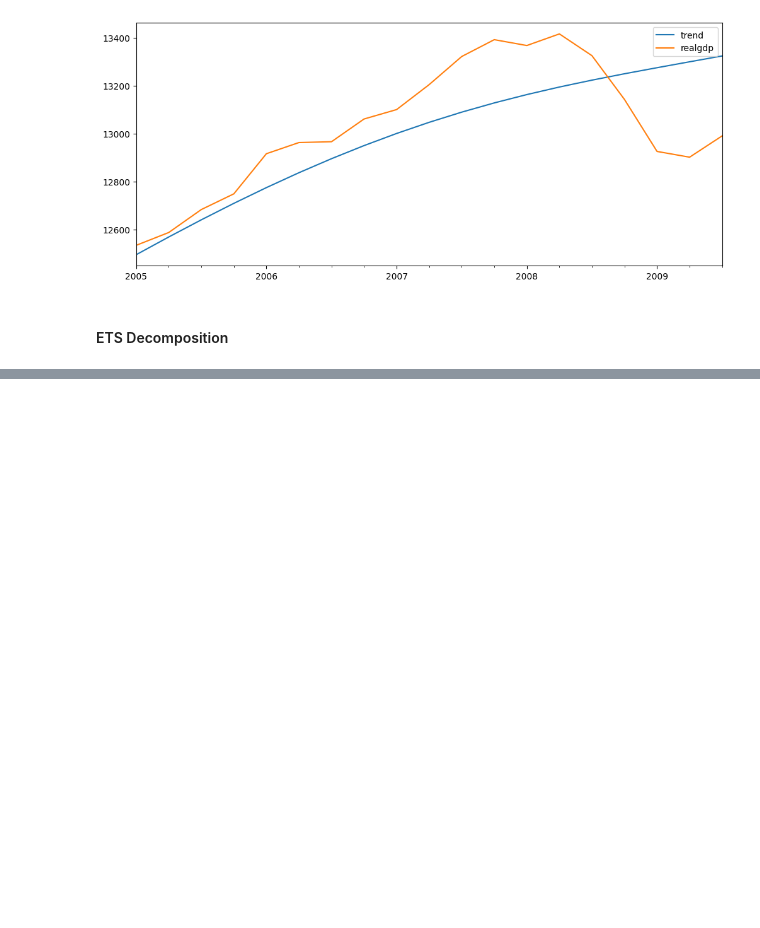
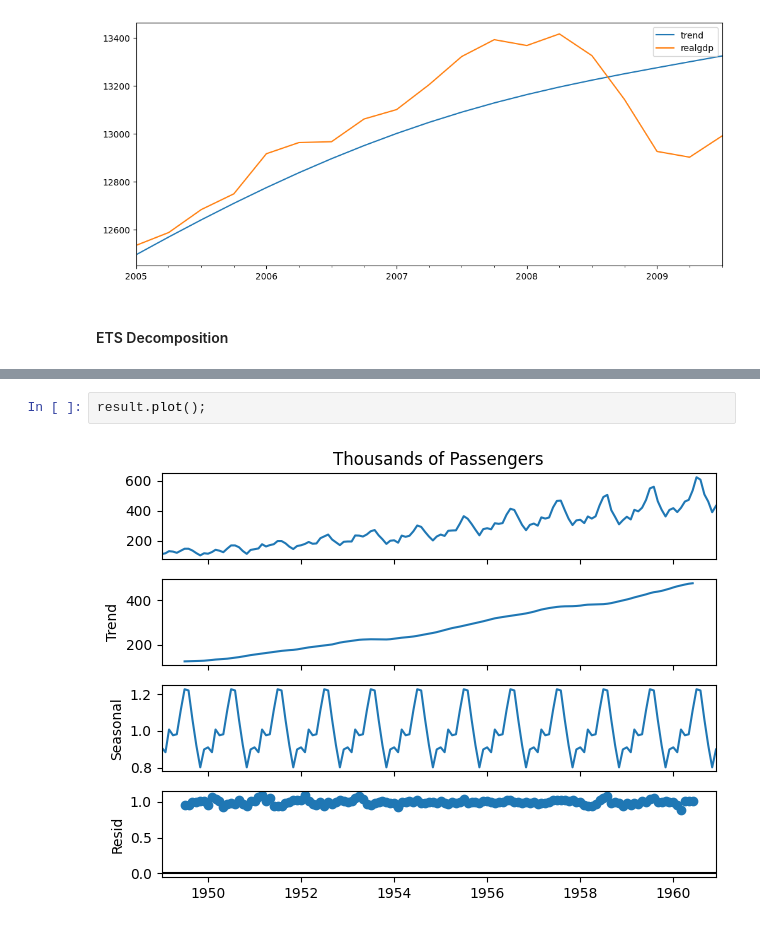
Before and after one commit to ibrahimaltun/udemy-courses, a Jupyter notebook: python-for-time-series-data-analysis/5.TimeSeries_wStatModels.ipynb, the cells around one changed output, grey strips where cells are left out. Drawn from its saved outputs; the diff is of its cells as text; blank space fills up the shorter version.

```diff
--- a/python-for-time-series-data-analysis/5.TimeSeries_wStatModels.ipynb
+++ b/python-for-time-series-data-analysis/5.TimeSeries_wStatModels.ipynb
@@ -107,0 +158,4 @@ df[["trend", "realgdp"]]["2005-01-01":].plot(figsize=(12, 5))
+# %%
+result.plot();
+# %% [output]
+[figure, added]
```
Also changed, not shown: parts of 12 cells of this notebook, 1 other file.
